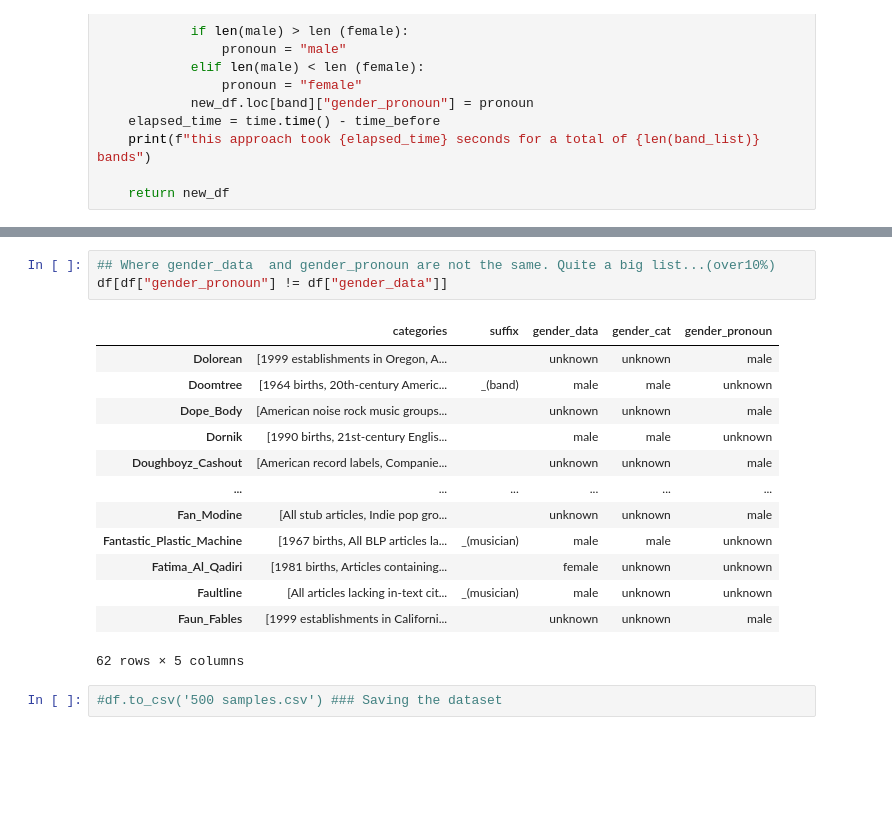
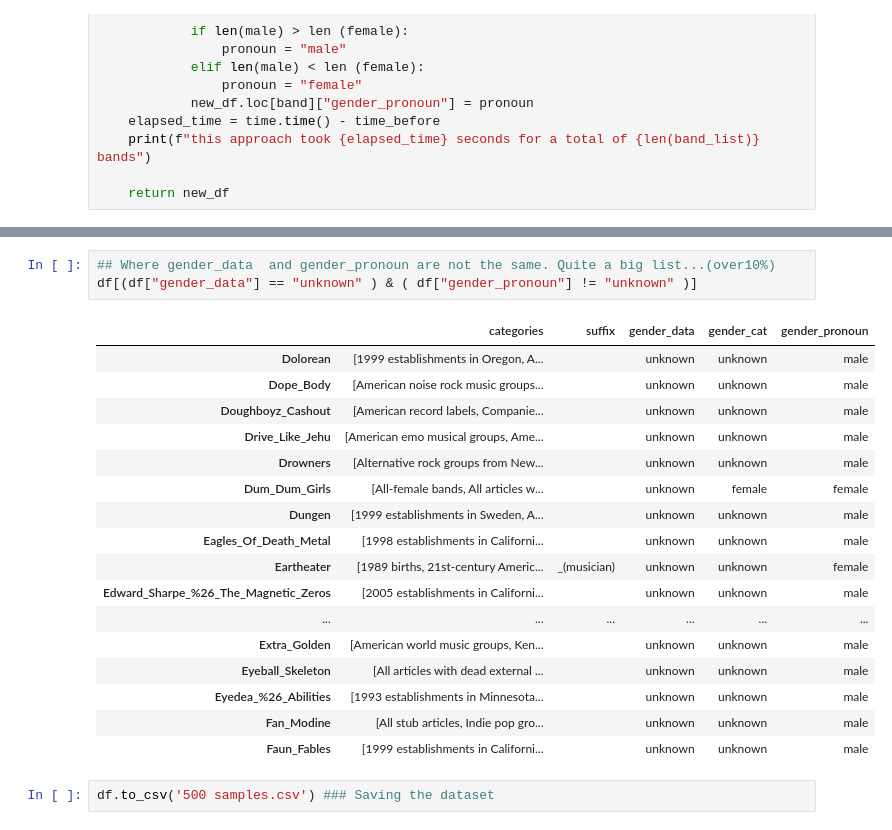
Before and after one commit to Lioneltristan/pitchfork-analysis, a Jupyter notebook: wikipedia scraping.ipynb, the cells around one changed output, grey strips where cells are left out. Saved outputs shown, nothing was run; the diff lists cells and outputs as text; blank space fills up the shorter version.

```diff
--- a/wikipedia scraping.ipynb
+++ b/wikipedia scraping.ipynb
@@ -485,19 +479,23 @@ this approach took 140.49572896957397 seconds for a total of 500 bands
 # %%
 ## Where gender_data  and gender_pronoun are not the same. Quite a big list...(over10%)
-df[df["gender_pronoun"] != df["gender_data"]]
+df[(df["gender_data"] == "unknown" ) & ( df["gender_pronoun"] != "unknown" )]
 # %% [output]
 |  | categories | suffix | gender_data | gender_cat | gender_pronoun |
 | Dolorean | [1999 establishments in Oregon, A... |  | unknown | unknown | male |
-| Doomtree | [1964 births, 20th-century Americ... | _(band) | male | male | unknown |
 | Dope_Body | [American noise rock music groups... |  | unknown | unknown | male |
-| Dornik | [1990 births, 21st-century Englis... |  | male | male | unknown |
 | Doughboyz_Cashout | [American record labels, Companie... |  | unknown | unknown | male |
+| Drive_Like_Jehu | [American emo musical groups, Ame... |  | unknown | unknown | male |
+| Drowners | [Alternative rock groups from New... |  | unknown | unknown | male |
+| Dum_Dum_Girls | [All-female bands, All articles w... |  | unknown | female | female |
+| Dungen | [1999 establishments in Sweden, A... |  | unknown | unknown | male |
+| Eagles_Of_Death_Metal | [1998 establishments in Californi... |  | unknown | unknown | male |
+| Eartheater | [1989 births, 21st-century Americ... | _(musician) | unknown | unknown | female |
+| Edward_Sharpe_%26_The_Magnetic_Zeros | [2005 establishments in Californi... |  | unknown | unknown | male |
 | ... | ... | ... | ... | ... | ... |
+| Extra_Golden | [American world music groups, Ken... |  | unknown | unknown | male |
+| Eyeball_Skeleton | [All articles with dead external ... |  | unknown | unknown | male |
+| Eyedea_%26_Abilities | [1993 establishments in Minnesota... |  | unknown | unknown | male |
 | Fan_Modine | [All stub articles, Indie pop gro... |  | unknown | unknown | male |
-| Fantastic_Plastic_Machine | [1967 births, All BLP articles la... | _(musician) | male | male | unknown |
-| Fatima_Al_Qadiri | [1981 births, Articles containing... |  | female | unknown | unknown |
-| Faultline | [All articles lacking in-text cit... | _(musician) | male | unknown | unknown |
 | Faun_Fables | [1999 establishments in Californi... |  | unknown | unknown | male |
-62 rows × 5 columns
 # %%
-#df.to_csv('500 samples.csv') ### Saving the dataset
+df.to_csv('500 samples.csv') ### Saving the dataset
```
Also changed, not shown: parts of 4 cells of this notebook.
